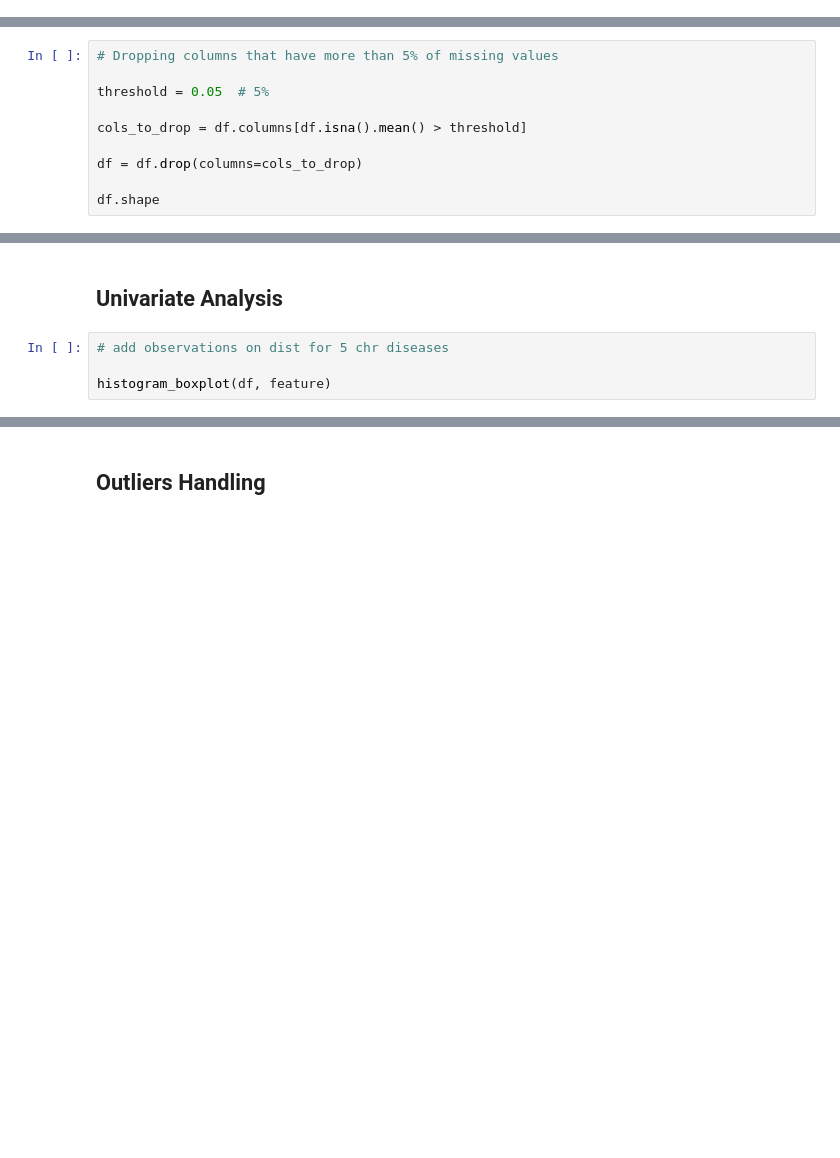
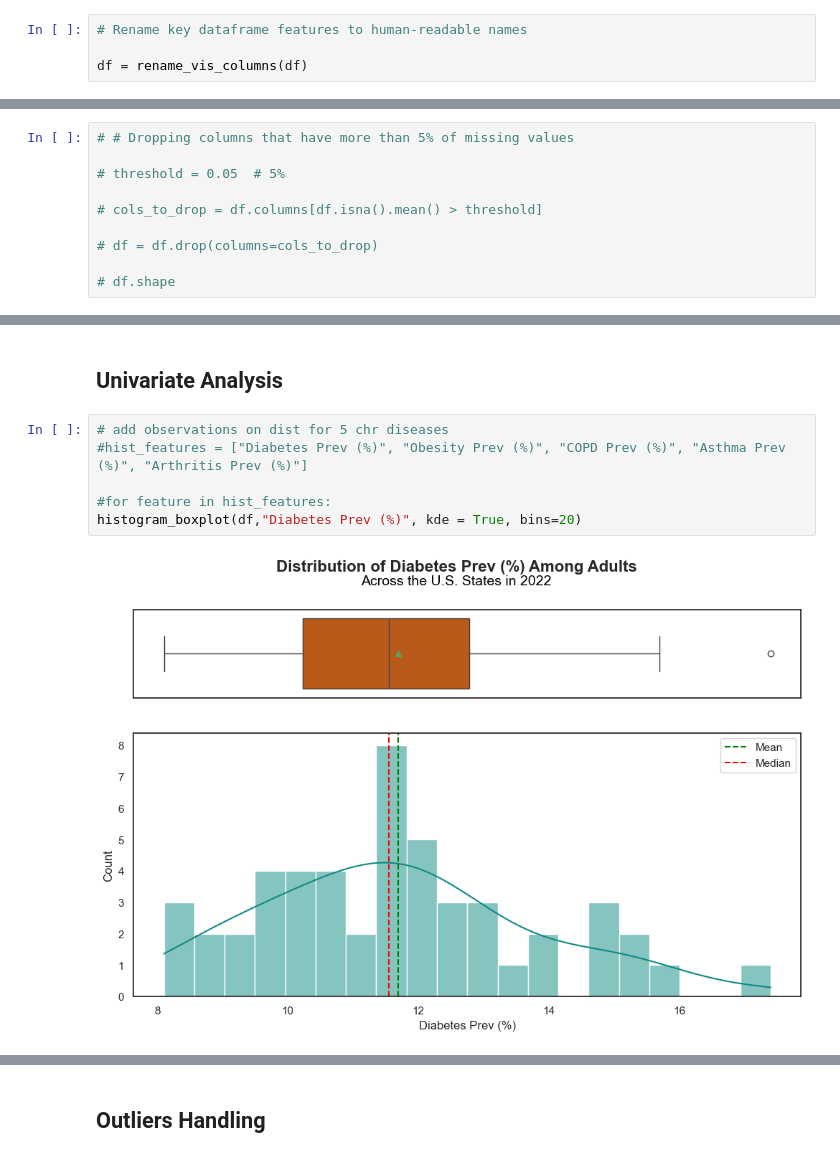
Before and after one commit to duhoang920/siads_593_milestone_1, a Jupyter notebook: mf_main.ipynb, the cells around one changed output, grey strips where cells are left out. Cells and saved outputs as stored; diff of their text form; blank space fills up the shorter version.

Commit message:
Visual and Main by Maria
Fresh start

```diff
--- a/mf_main.ipynb
+++ b/mf_main.ipynb
@@ -81,3 +83,7 @@ from visual2 import plot_scatter_grid, plot_scatter_on_axis
 
 df1 = pd.read_csv ('./data/processed/Final_dataset.csv')
 df = df1.copy() # Creating a copy to avoid changing the underlying dataset
+# %%
+# Rename key dataframe features to human-readable names
+
+df = rename_vis_columns(df)
@@ -183,15 +150,15 @@ np.float64(0.23742331288343557)
 
 # print(f"Done! Your report '{file_name}' has been created in your current folder.")
 # %%
-# Dropping columns that have more than 5% of missing values
+# # Dropping columns that have more than 5% of missing values
 
-threshold = 0.05  # 5%
+# threshold = 0.05  # 5%
 
-cols_to_drop = df.columns[df.isna().mean() > threshold]
+# cols_to_drop = df.columns[df.isna().mean() > threshold]
 
-df = df.drop(columns=cols_to_drop)
+# df = df.drop(columns=cols_to_drop)
 
-df.shape
+# df.shape
 # %% [markdown]
 ### **Observations:**
 - Columns that had over 5% of missing values were dropped.
@@ -233,7 +200,11 @@ df.shape
 # cols_to_drop3 = cols_to_drop2.drop(columns= race_list, axis = 1)
 # %% [markdown]
 ## **Univariate Analysis**
-# %%
-# add observations on dist for 5 chr diseases
-
-histogram_boxplot(df, feature)
+# %%
+# add observations on dist for 5 chr diseases
+#hist_features = ["Diabetes Prev (%)", "Obesity Prev (%)", "COPD Prev (%)", "Asthma Prev (%)", "Arthritis Prev (%)"]
+
+#for feature in hist_features:
+histogram_boxplot(df,"Diabetes Prev (%)", kde = True, bins=20)
+# %% [output]
+[figure, added]
```
Also changed, not shown: parts of 17 cells of this notebook, 1 other file.
